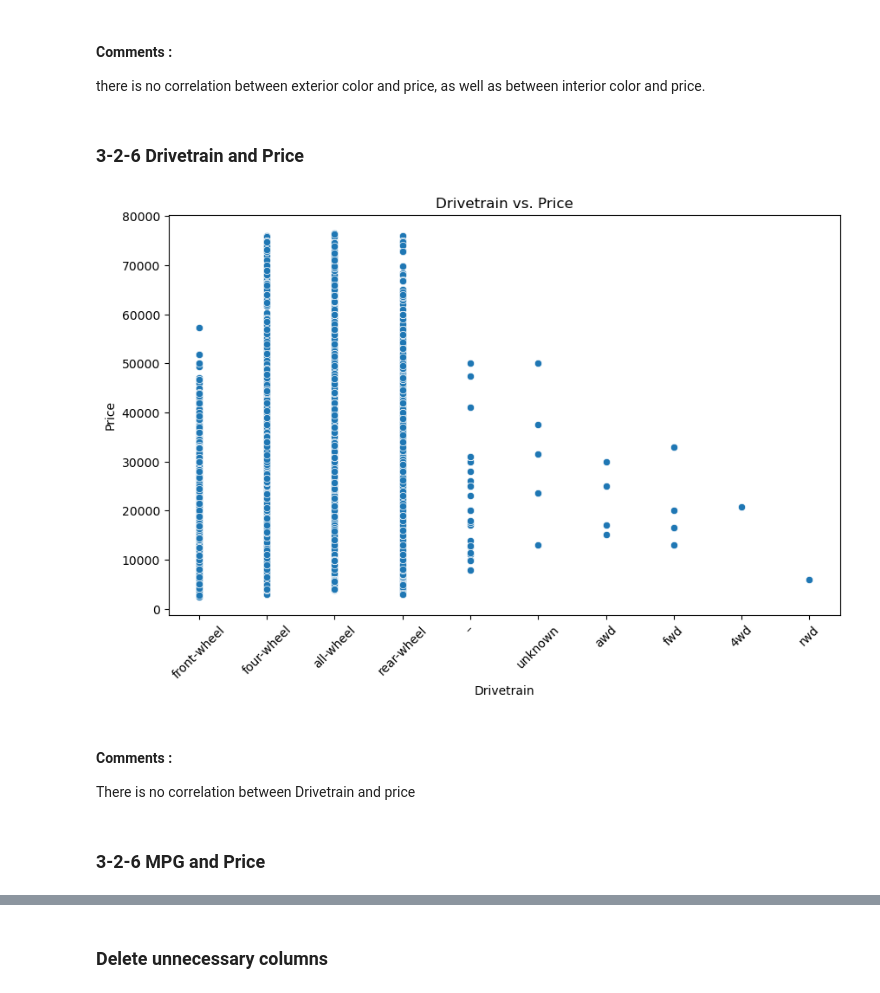
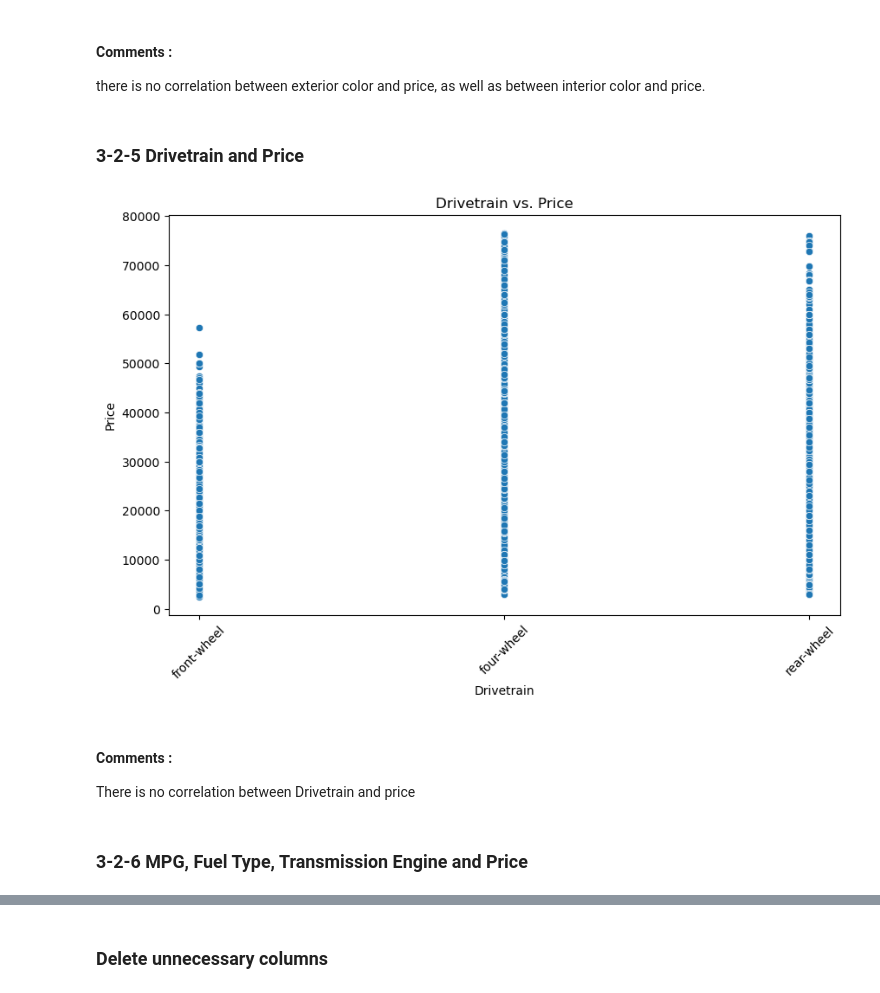
Before and after one commit to kish191919/Predict_Used_Car_Price_by_Python, a Jupyter notebook: Used_Car.ipynb, the cells around one changed output, grey strips where cells are left out. Drawn from its saved outputs; the diff is of its cells as text; code cells hidden in the pictures.

```diff
--- a/Used_Car.ipynb
+++ b/Used_Car.ipynb
@@ -482,0 +467,34 @@ plt.show()
+# %%
+# Exterior Color and Interior Color preprocessing
+train['Exterior Color'] = train['Exterior Color'].apply(lambda x: '_'.join(x.split()[:2]))
+train['Interior Color'] = train['Interior Color'].apply(lambda x: '_'.join(x.split()[:2]) if isinstance(x, str) else x)
+
+# top 40 most frequent  Colors
+top_exterior_colors = train['Exterior Color'].value_counts().nlargest(40).index
+top_interior_colors = train['Interior Color'].value_counts().nlargest(40).index
+
+# Extracting data corresponding to the top 40
+top_exterior_colors_data = train[train['Exterior Color'].isin(top_exterior_colors)]
+top_interior_colors_data = train[train['Interior Color'].isin(top_interior_colors)]
+
+# Create a figure and axis objects
+fig, axes = plt.subplots(nrows=1, ncols=2, figsize=(16, 6))
+
+# Scatterplot for Exterior Color
+sns.scatterplot(ax=axes[0], x='Exterior Color', y='Price', hue='Exterior Color', data=top_exterior_colors_data, palette='Set2')
+axes[0].legend().remove()
+axes[0].set_title('Exterior Color (Top 40) vs. Price')
+axes[0].set_xlabel('Exterior Color')
+axes[0].set_ylabel('Price')
+axes[0].tick_params(axis='x', rotation=90)
+
+# Scatterplot for Interior Color
+sns.scatterplot(ax=axes[1], x='Interior Color', y='Price', hue='Interior Color', data=top_interior_colors_data, palette='Set2')
+axes[1].legend().remove()
+axes[1].set_title('Interior Color (Top 40) vs. Price')
+axes[1].set_xlabel('Interior Color')
+axes[1].set_ylabel('Price')
+axes[1].tick_params(axis='x', rotation=90)
+
+plt.tight_layout()
+plt.show()
@@ -485,20 +505,23 @@ plt.show()
 
 there is no correlation between exterior color and price, as well as between interior color and price.
 # %% [markdown]
-### 3-2-6 Drivetrain and Price
+### 3-2-5 Drivetrain and Price
 # %%
+# Preprocessing
+train['Drivetrain'] = train['Drivetrain'].replace({'fwd': 'front-wheel', 'rwd': 'rear-wheel', '4wd': 'four-wheel', 'all-wheel': 'four-wheel', 'awd': 'four-wheel','unknown': 'front-wheel','–': 'front-wheel'})
+
 plt.figure(figsize=(10, 6))
 sns.scatterplot(x='Drivetrain', y='Price', data=train)
 plt.title('Drivetrain vs. Price')
 plt.xlabel('Drivetrain')
 plt.ylabel('Price')
 plt.xticks(rotation=45)
 plt.show()
 # %% [output]
-[figure, old version]
+[figure, new version]
 # %% [markdown]
 #### Comments :
 
 There is no correlation between Drivetrain and price
 # %% [markdown]
-### 3-2-6 MPG and Price
+### 3-2-6 MPG, Fuel Type, Transmission Engine and Price
```
Also changed, not shown: parts of 45 cells of this notebook.
